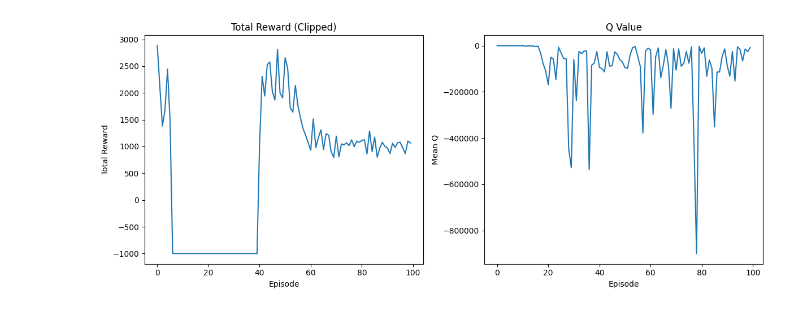
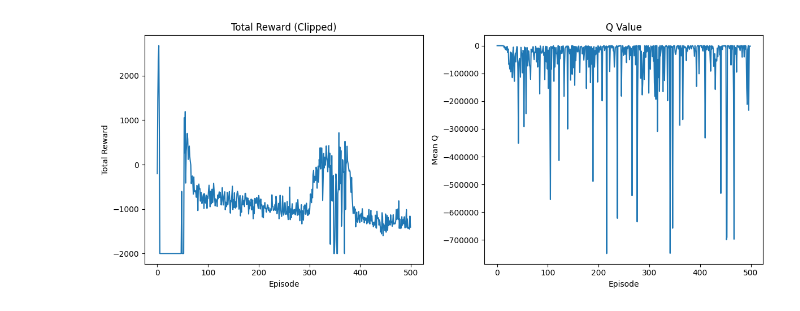
Before and after one commit to yjchenCN/Multi-agent-consensus-algorithm, a Jupyter notebook: MARL/MA_new/qmix_1.ipynb, the cells around one changed output. Drawn from its saved outputs; the diff is of its cells as text; code cells hidden in the pictures.

```diff
--- a/MARL/MA_new/qmix_1.ipynb
+++ b/MARL/MA_new/qmix_1.ipynb
@@ -9,9 +9,9 @@ from pettingzoo import ParallelEnv
 
 # 假设用户已经提供了上述的自定义环境类CustomMAEnvironment
 # 此处直接使用用户环境
-from env_new.MAenv import CustomMAEnvironment
+from env_new.MAenv_2 import CustomMAEnvironment2
 # 创建环境
-env = CustomMAEnvironment()
+env = CustomMAEnvironment2()
 
 # -------------------------------
 # 分散执行、集中训练的多智能体强化学习示例算法（类似MADDPG的思想，但动作为离散，采用集中Q网络进行训练）
@@ -155,7 +155,7 @@ def one_hot_action(action_idx, action_dim):
 
 # -------------------------------
 # 训练超参数
-epochs = 100
+epochs = 500
 episodes_per_epoch = 1
 batch_size = 64
 gamma = 0.95
@@ -193,8 +193,9 @@ def get_joint_obs_action(obs_list, actions):
 # -------------------------------
 # 开始训练
 
+progress = tqdm(range(epochs))
 total_steps = 0
-for epoch in tqdm(range(epochs)):
+for epoch in progress:
     episode_rewards = 0
     obs_dict = env.reset()
     done = False
@@ -399,6 +400,8 @@ for epoch in tqdm(range(epochs)):
 
     reward_history.append(episode_rewards)
     epsilon = max(min_epsilon, epsilon * epsilon_decay)
+    progress.set_description(f"Epoch {epoch + 1} | Reward: {episode_rewards:.2f}")
+
     # 简单记录一个Q值变化趋势：在每个epoch结束后
     # Q值可取critic的平均值(随机抽样)
     if len(buffer) > 1000:
@@ -446,22 +477,22 @@ Agent agent_4: Observation space shape = (5,)
 # %%
 # 对 reward_history 中小于 -1000 的值进行修改，将其设置为 -1000
-reward_history = [max(r, -1000) for r in reward_history]
+reward_history = [max(r, -2000) for r in reward_history]
 
 # 重新绘制曲线，观察修改后的效果
 plt.figure(figsize=(12, 5))
 plt.subplot(1, 2, 1)
 plt.title("Total Reward (Clipped)")
 plt.plot(reward_history)
 plt.xlabel("Episode")
 plt.ylabel("Total Reward")
 
 plt.subplot(1, 2, 2)
 plt.title("Q Value")
 plt.plot(q_value_history)
 plt.xlabel("Episode")
 plt.ylabel("Mean Q")
 
 plt.tight_layout()
 plt.show()
 # %% [output]
-[figure, old version]
+[figure, new version]
```
Also changed, not shown: parts of 2 cells of this notebook, 4 other files.
